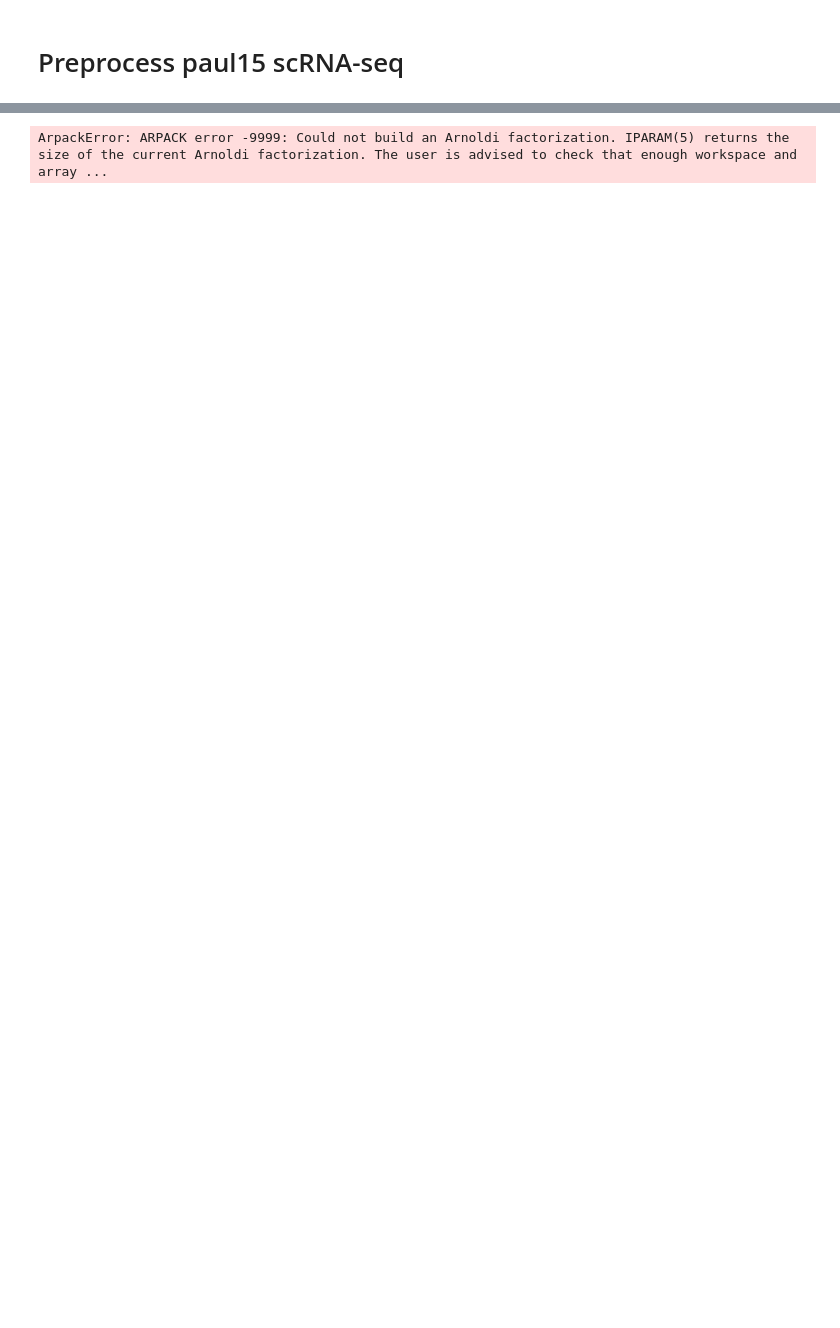
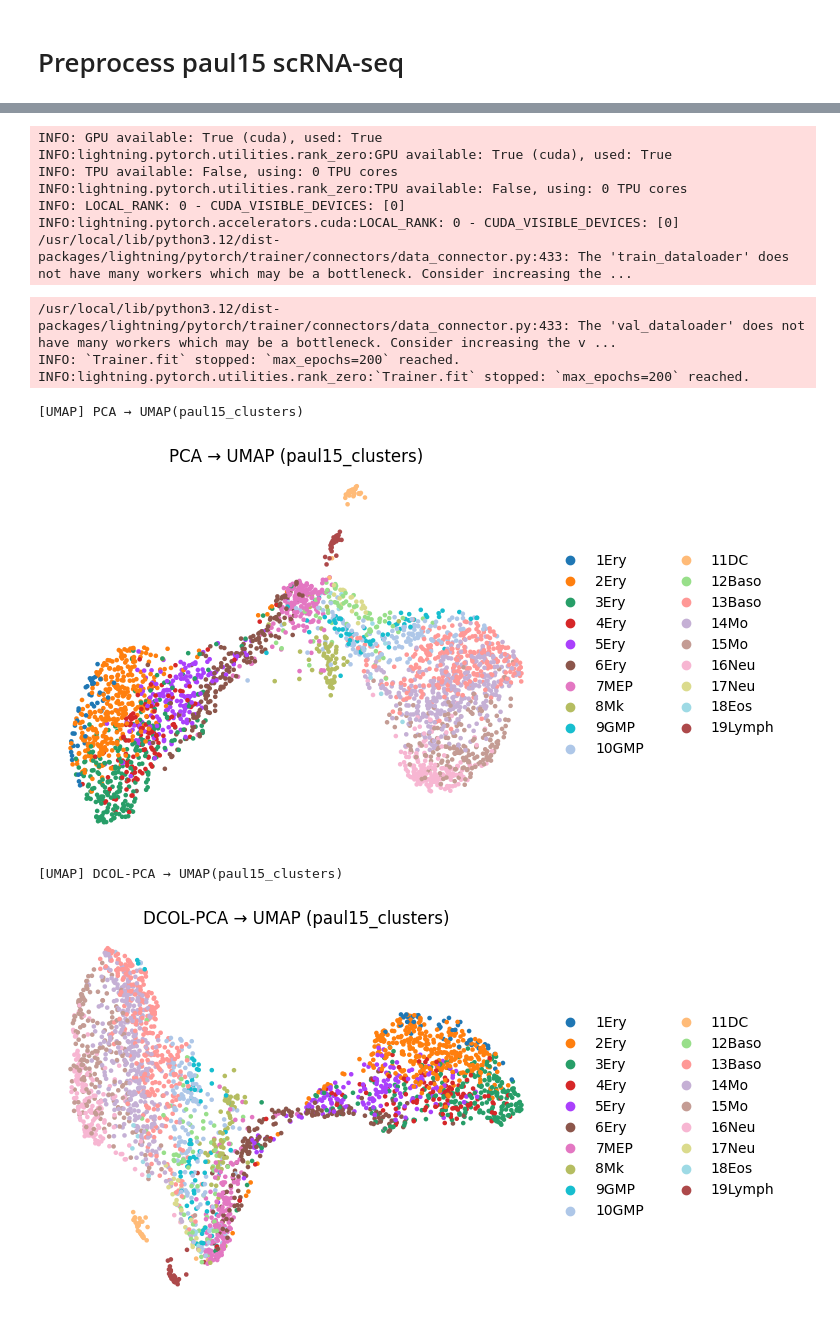
Before and after one commit to Nicky-2000/RNA-Seq-Manifold-Diffusion, a Jupyter notebook: Exploration_Notebooks/embedding_exploration_paul15.ipynb, the cells around one changed output, grey strips where cells are left out. Cells and saved outputs as stored; diff of their text form; code cells hidden in the pictures; blank space fills up the shorter version.

Commit message:
update clust analysis

```diff
--- a/Exploration_Notebooks/embedding_exploration_paul15.ipynb
+++ b/Exploration_Notebooks/embedding_exploration_paul15.ipynb
@@ -414,7 +534,6 @@ def run_eggfm_dimred(
 
     # 2) Build EGGFM DiffMap embedding (no subsampling)
     X_eggfm = build_eggfm_diffmap(qc_ad, energy_model, diff_cfg)
-    qc_ad.obsm["X_eggfm"] = X_eggfm
     qc_ad.obsm["X_diff_eggfm"] = X_eggfm  # make sure clustering sees this
     qc_ad.uns["eggfm_meta"] = {
         "hidden_dims": model_cfg.get("hidden_dims"),
@@ -963,7 +1082,6 @@ adata = prep_for_manifolds(
 )
 
 # 3) Compute manifolds + UMAPs using DCOL, Diffmap(PCA/DCOL/EGGFM), PHATE, scVI
-
 
 params = {
     "seed": 7,
@@ -985,15 +1103,15 @@ params = {
     "eggfm_train": {
         "batch_size": 4096,
         "num_epochs": 50,
-        "lr": 1e-4,
+        "lr": 1e-3,  # reverted to original LR
         "sigma": 0.1,
         "device": "cuda",
     },
     "eggfm_diffmap": {
-        "n_neighbors": 10,
+        "n_neighbors": 30,  # reverted to original
         "n_comps": 30,
         "device": "cuda",
-        "hvp_mode": "vHv",
+        "hvp_mode": "Hv_norm2",  # reverted to original quadratic form
         "hvp_batch_size": 4096,
         "eps_mode": "median",
         "eps_value": 1.0,
@@ -1043 +1161,14 @@ n_obs, n_vars (post-HVG): 2730 2000
-ArpackError: ARPACK error -9999: Could not build an Arnoldi factorization. IPARAM(5) returns the size of the current Arnoldi factorization. The user is advised to check that enough workspace and array ...
+INFO: GPU available: True (cuda), used: True
+INFO:lightning.pytorch.utilities.rank_zero:GPU available: True (cuda), used: True
+INFO: TPU available: False, using: 0 TPU cores
+INFO:lightning.pytorch.utilities.rank_zero:TPU available: False, using: 0 TPU cores
+INFO: LOCAL_RANK: 0 - CUDA_VISIBLE_DEVICES: [0]
+INFO:lightning.pytorch.accelerators.cuda:LOCAL_RANK: 0 - CUDA_VISIBLE_DEVICES: [0]
+/usr/local/lib/python3.12/dist-packages/lightning/pytorch/trainer/connectors/data_connector.py:433: The 'train_dataloader' does not have many workers which may be a bottleneck. Consider increasing the ...
+/usr/local/lib/python3.12/dist-packages/lightning/pytorch/trainer/connectors/data_connector.py:433: The 'val_dataloader' does not have many workers which may be a bottleneck. Consider increasing the v ...
+INFO: `Trainer.fit` stopped: `max_epochs=200` reached.
+INFO:lightning.pytorch.utilities.rank_zero:`Trainer.fit` stopped: `max_epochs=200` reached.
+[UMAP] PCA → UMAP(paul15_clusters)
+[figure, added]
+[UMAP] DCOL-PCA → UMAP(paul15_clusters)
+[figure, added]
```
Also changed, not shown: parts of 3 cells of this notebook, 1 other file.
